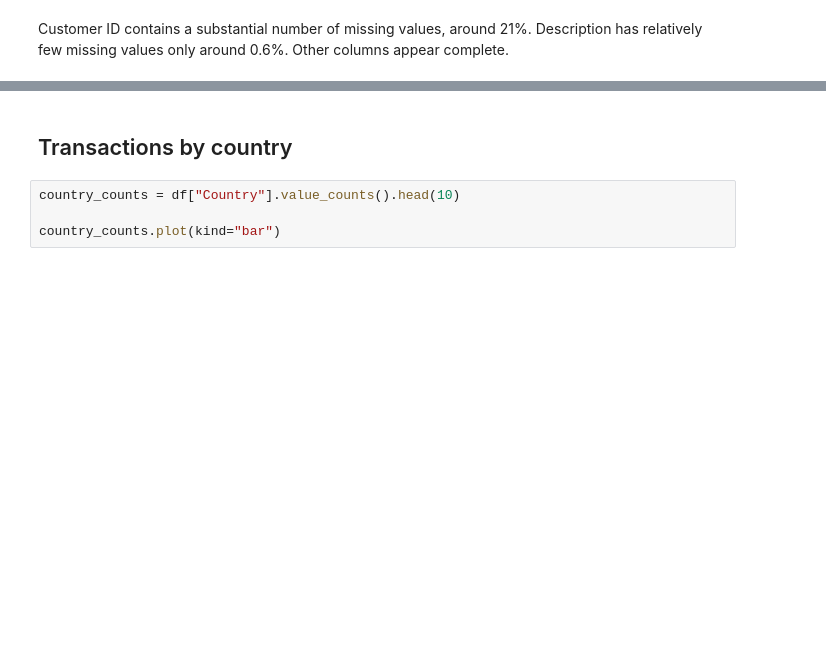
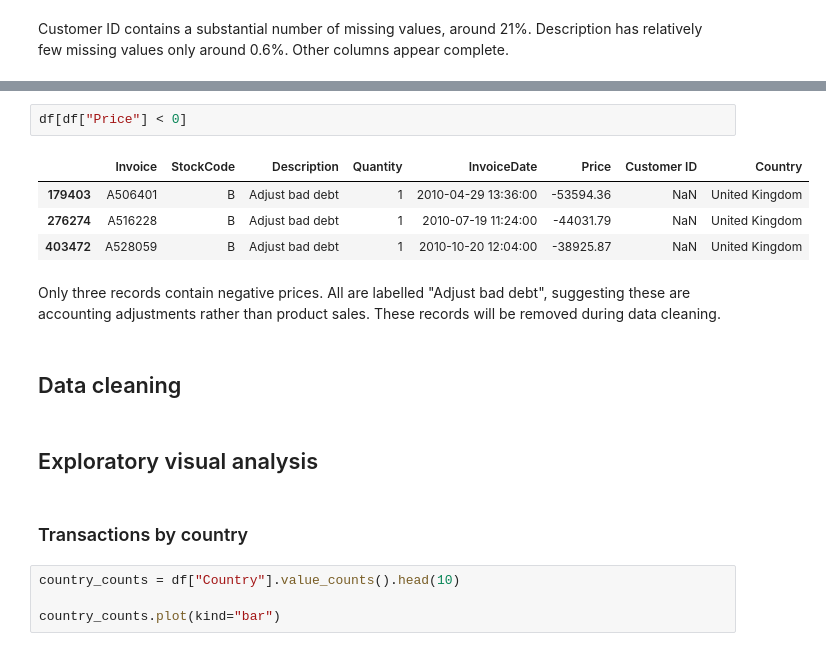
Before and after one commit to sch-data/retail-data-platform, a Jupyter notebook: notebooks/01_data_exploration.ipynb, the cells around one changed output, grey strips where cells are left out. Saved outputs shown, nothing was run; the diff lists cells and outputs as text; blank space fills up the shorter version.

```diff
--- a/notebooks/01_data_exploration.ipynb
+++ b/notebooks/01_data_exploration.ipynb
@@ -99,5 +137,18 @@ Customer ID contains a substantial number of missing values, around 21%. Descrip
+# %%
+df[df["Price"] < 0]
+# %% [output]
+|  | Invoice | StockCode | Description | Quantity | InvoiceDate | Price | Customer ID | Country |
+| 179403 | A506401 | B | Adjust bad debt | 1 | 2010-04-29 13:36:00 | -53594.36 | NaN | United Kingdom |
+| 276274 | A516228 | B | Adjust bad debt | 1 | 2010-07-19 11:24:00 | -44031.79 | NaN | United Kingdom |
+| 403472 | A528059 | B | Adjust bad debt | 1 | 2010-10-20 12:04:00 | -38925.87 | NaN | United Kingdom |
+# %% [markdown]
+Only three records contain negative prices. All are labelled "Adjust bad debt", suggesting these are accounting adjustments rather than product sales. These records will be removed during data cleaning.
+# %% [markdown]
+## Data cleaning
 # %% [markdown]
-## Transactions by country
+## Exploratory visual analysis
+# %% [markdown]
+### Transactions by country
 # %%
 country_counts = df["Country"].value_counts().head(10)
 
```
Also changed, not shown: parts of 18 cells of this notebook.
